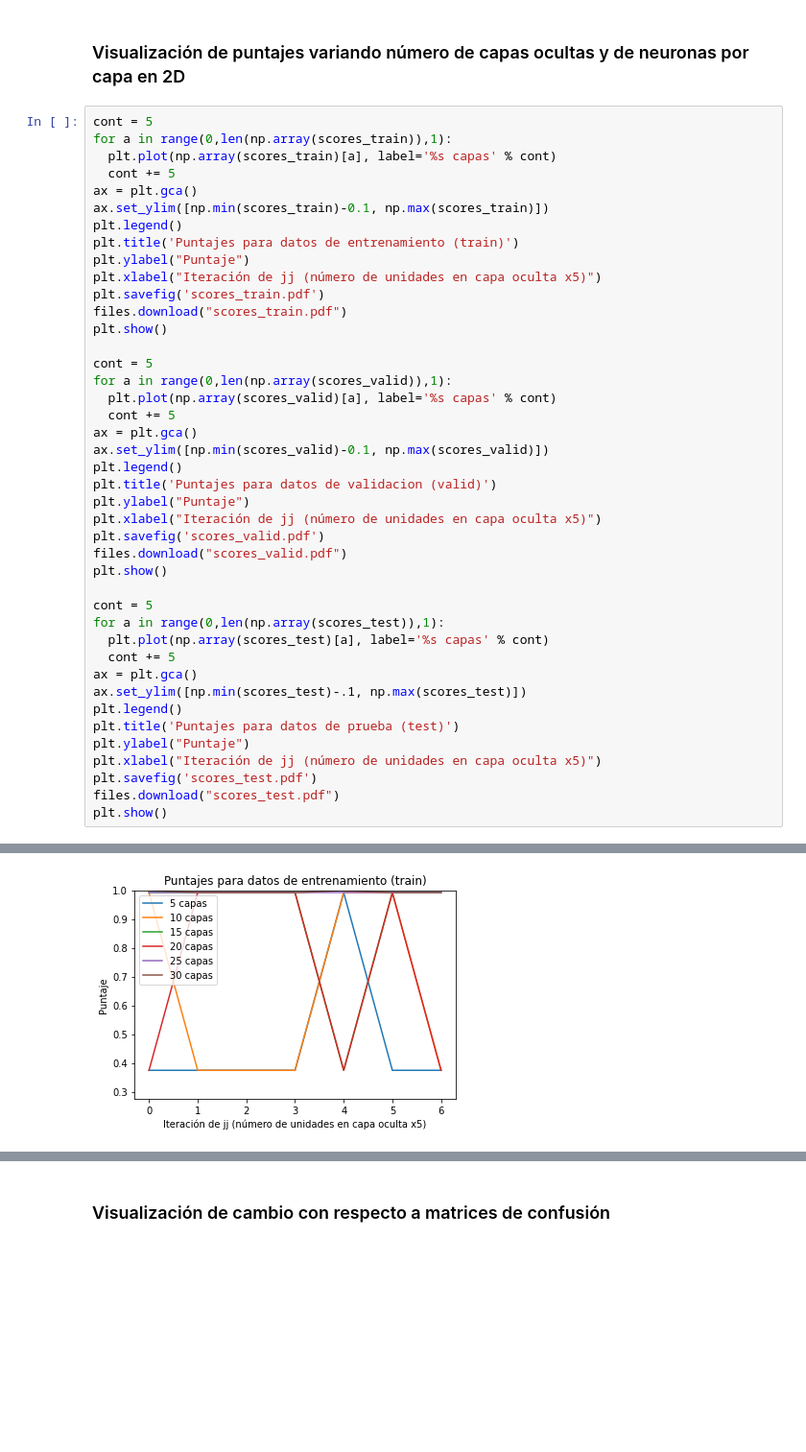
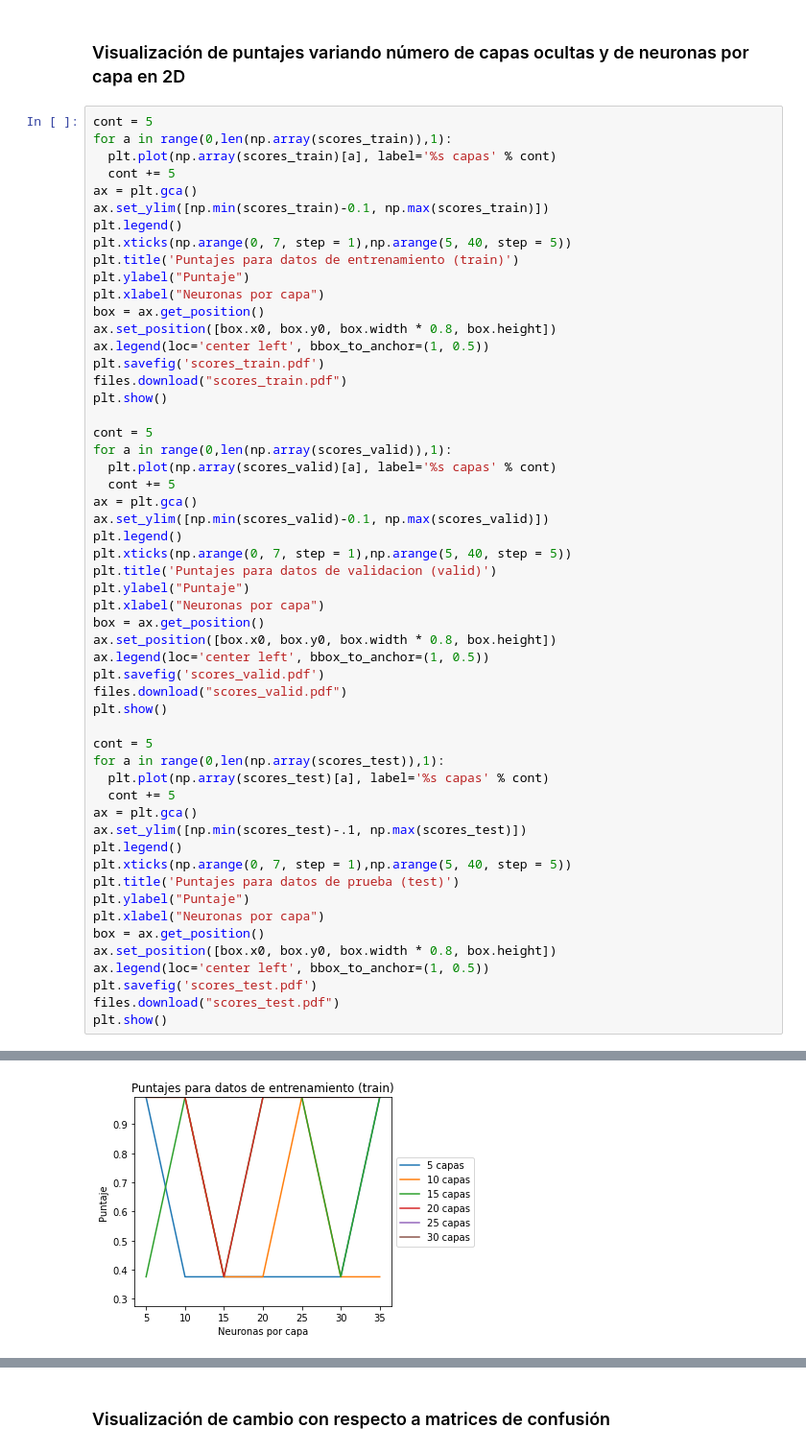
Before and after one commit to 1dgog/tc3006c_m2_portafoliodeimplementacion, a Jupyter notebook: m2_con_framework.ipynb, the cells around one changed output, grey strips where cells are left out. Shown: that part at 96% size. Cells and saved outputs as stored; diff of their text form; blank space fills up the shorter version.

```diff
--- a/m2_con_framework.ipynb
+++ b/m2_con_framework.ipynb
@@ -346,43 +346,55 @@ for a in range(0,len(np.array(scores_train)),1):
 ax = plt.gca()
 ax.set_ylim([np.min(scores_train)-0.1, np.max(scores_train)])
 plt.legend()
+plt.xticks(np.arange(0, 7, step = 1),np.arange(5, 40, step = 5))
 plt.title('Puntajes para datos de entrenamiento (train)')
 plt.ylabel("Puntaje")
-plt.xlabel("Iteración de jj (número de unidades en capa oculta x5)")
+plt.xlabel("Neuronas por capa")
+box = ax.get_position()
+ax.set_position([box.x0, box.y0, box.width * 0.8, box.height])
+ax.legend(loc='center left', bbox_to_anchor=(1, 0.5))
 plt.savefig('scores_train.pdf')
 files.download("scores_train.pdf")
 plt.show()
 
 cont = 5
 for a in range(0,len(np.array(scores_valid)),1):
   plt.plot(np.array(scores_valid)[a], label='%s capas' % cont)
   cont += 5
 ax = plt.gca()
 ax.set_ylim([np.min(scores_valid)-0.1, np.max(scores_valid)])
 plt.legend()
+plt.xticks(np.arange(0, 7, step = 1),np.arange(5, 40, step = 5))
 plt.title('Puntajes para datos de validacion (valid)')
 plt.ylabel("Puntaje")
-plt.xlabel("Iteración de jj (número de unidades en capa oculta x5)")
+plt.xlabel("Neuronas por capa")
+box = ax.get_position()
+ax.set_position([box.x0, box.y0, box.width * 0.8, box.height])
+ax.legend(loc='center left', bbox_to_anchor=(1, 0.5))
 plt.savefig('scores_valid.pdf')
 files.download("scores_valid.pdf")
 plt.show()
 
 cont = 5
 for a in range(0,len(np.array(scores_test)),1):
   plt.plot(np.array(scores_test)[a], label='%s capas' % cont)
   cont += 5
 ax = plt.gca()
 ax.set_ylim([np.min(scores_test)-.1, np.max(scores_test)])
 plt.legend()
+plt.xticks(np.arange(0, 7, step = 1),np.arange(5, 40, step = 5))
 plt.title('Puntajes para datos de prueba (test)')
 plt.ylabel("Puntaje")
-plt.xlabel("Iteración de jj (número de unidades en capa oculta x5)")
+plt.xlabel("Neuronas por capa")
+box = ax.get_position()
+ax.set_position([box.x0, box.y0, box.width * 0.8, box.height])
+ax.legend(loc='center left', bbox_to_anchor=(1, 0.5))
 plt.savefig('scores_test.pdf')
 files.download("scores_test.pdf")
 plt.show()
 # %% [output]
 [interactive output not drawn]
 [interactive output not drawn]
-[figure, old version]
+[figure, new version]
 [interactive output not drawn]
 [interactive output not drawn]
```
Also changed, not shown: parts of 1 cell of this notebook.
